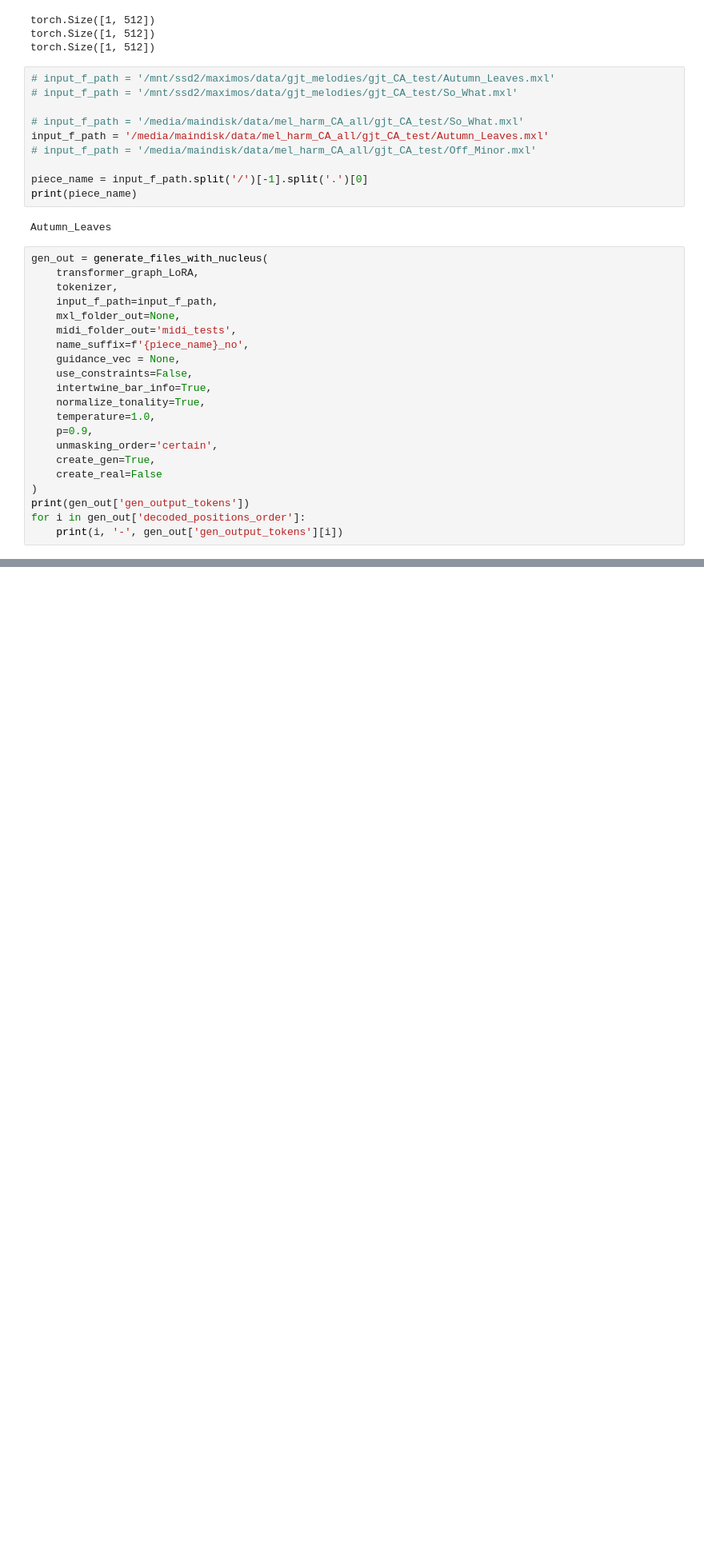
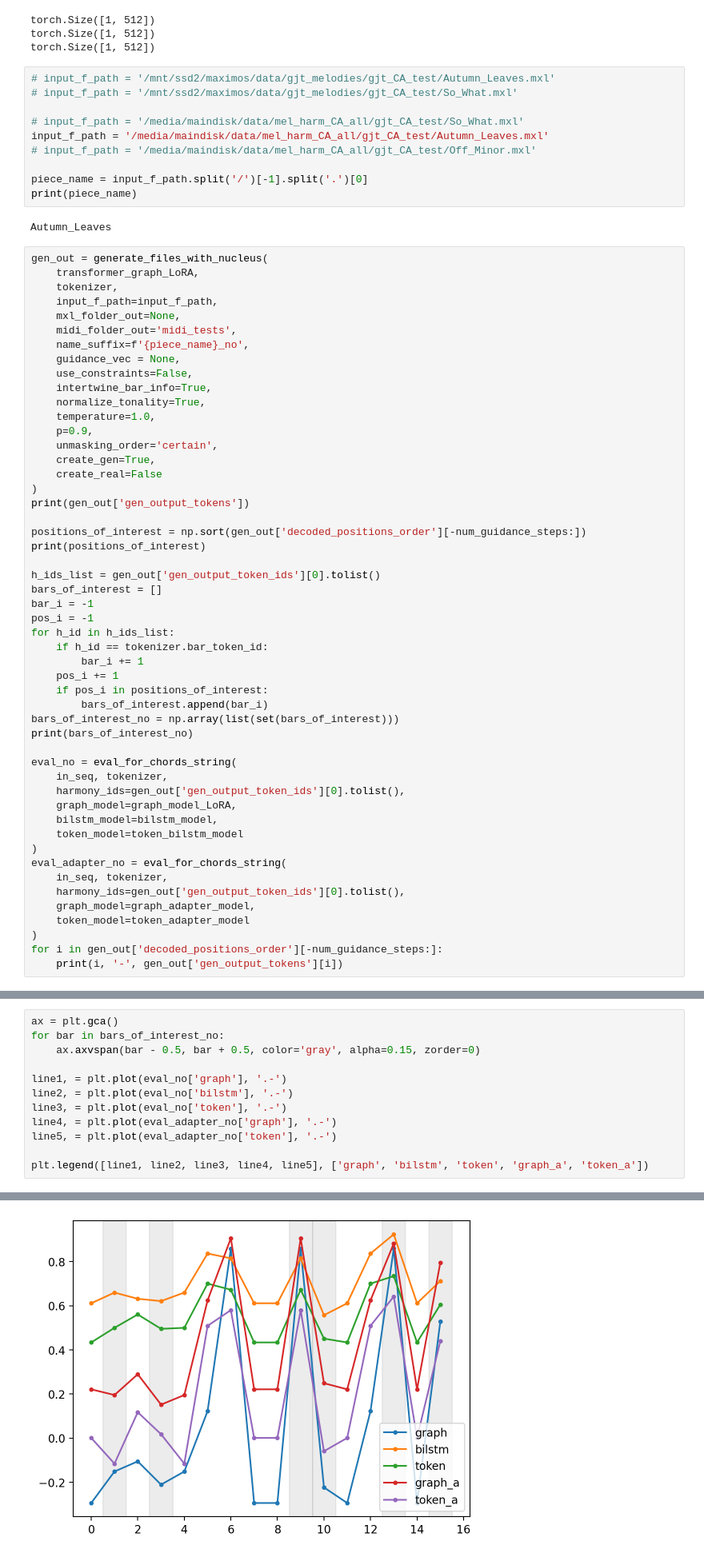
Before and after one commit to maximoskp/GraphMelHarm, a Jupyter notebook: test_generate.ipynb, the cells around one changed output, grey strips where cells are left out. Shown at 80% size. Drawn from its saved outputs; the diff is of its cells as text; blank space fills up the shorter version.

Commit message:
eval diffs

```diff
--- a/test_generate.ipynb
+++ b/test_generate.ipynb
@@ -167,7 +171,37 @@ gen_out = generate_files_with_nucleus(
     create_real=False
 )
 print(gen_out['gen_output_tokens'])
-for i in gen_out['decoded_positions_order']:
+
+positions_of_interest = np.sort(gen_out['decoded_positions_order'][-num_guidance_steps:])
+print(positions_of_interest)
+
+h_ids_list = gen_out['gen_output_token_ids'][0].tolist()
+bars_of_interest = []
+bar_i = -1
+pos_i = -1
+for h_id in h_ids_list:
+    if h_id == tokenizer.bar_token_id:
+        bar_i += 1
+    pos_i += 1
+    if pos_i in positions_of_interest:
+        bars_of_interest.append(bar_i)
+bars_of_interest_no = np.array(list(set(bars_of_interest)))
+print(bars_of_interest_no)
+
+eval_no = eval_for_chords_string(
+    in_seq, tokenizer,
+    harmony_ids=gen_out['gen_output_token_ids'][0].tolist(),
+    graph_model=graph_model_LoRA,
+    bilstm_model=bilstm_model,
+    token_model=token_bilstm_model
+)
+eval_adapter_no = eval_for_chords_string(
+    in_seq, tokenizer,
+    harmony_ids=gen_out['gen_output_token_ids'][0].tolist(),
+    graph_model=graph_adapter_model,
+    token_model=token_adapter_model
+)
+for i in gen_out['decoded_positions_order'][-num_guidance_steps:]:
     print(i, '-', gen_out['gen_output_tokens'][i])
 # %% [output]
 ['<bar>', 'A:min', 'A:min', 'A:min', 'A:min', '<bar>', 'D:min7', 'D:min7', 'D:min7', 'D:min7', '<bar>', 'G:7', 'G:7', 'G:7', 'G:7', '<bar>', 'C:maj7', 'C:maj7', 'C:maj7', 'C:maj7', '<bar>', 'D:min7',  ...
@@ -353,0 +518,13 @@ for i in gen_out['decoded_positions_order']:
+# %%
+ax = plt.gca()
+for bar in bars_of_interest_no:
+    ax.axvspan(bar - 0.5, bar + 0.5, color='gray', alpha=0.15, zorder=0)
+
+line1, = plt.plot(eval_no['graph'], '.-')
+line2, = plt.plot(eval_no['bilstm'], '.-')
+line3, = plt.plot(eval_no['token'], '.-')
+line4, = plt.plot(eval_adapter_no['graph'], '.-')
+line5, = plt.plot(eval_adapter_no['token'], '.-')
+
+plt.legend([line1, line2, line3, line4, line5], ['graph', 'bilstm', 'token', 'graph_a', 'token_a'])
+# %% [output]
@@ -353,0 +532 @@ for i in gen_out['decoded_positions_order']:
+[figure, added]
```
Also changed, not shown: parts of 18 cells of this notebook, 8 other files.
